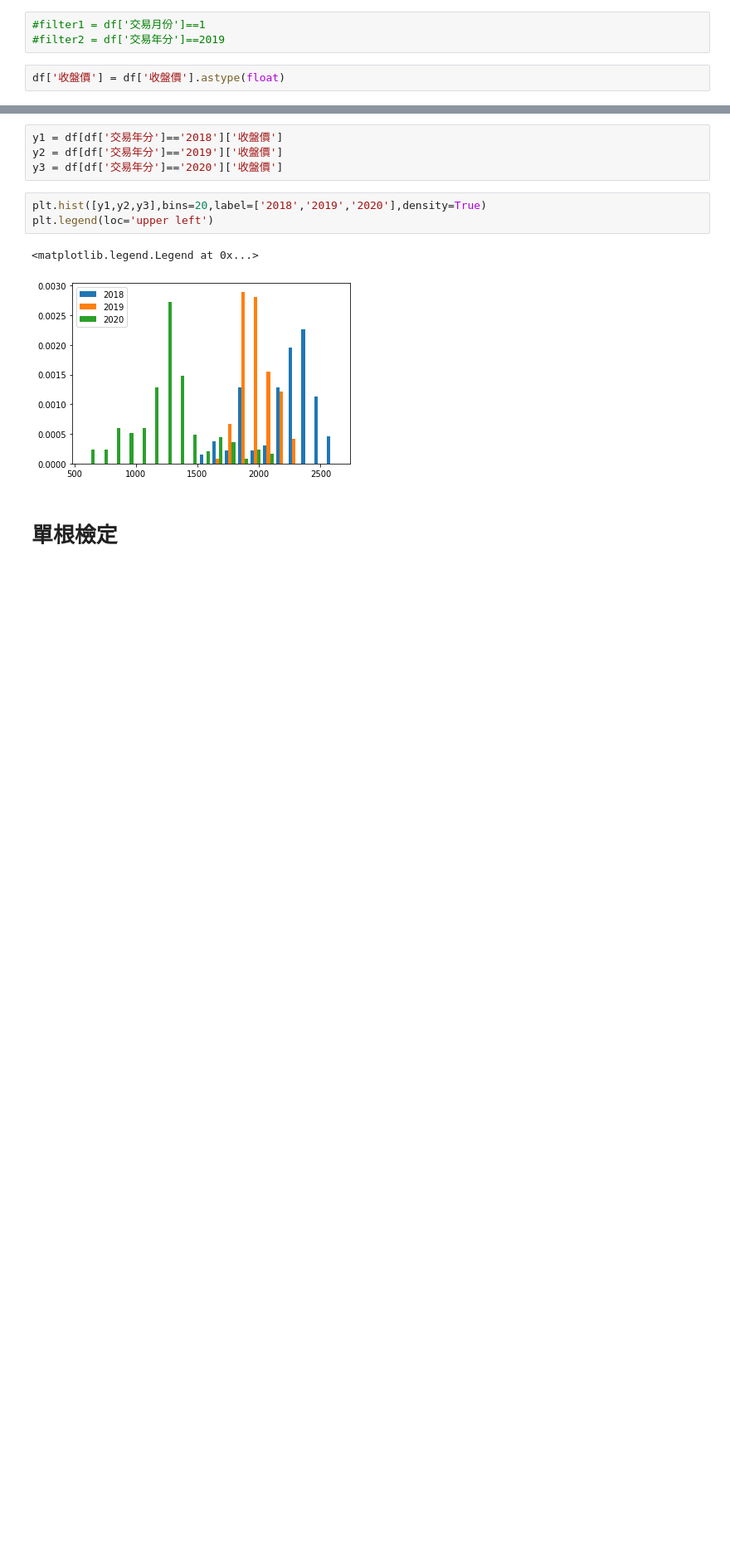
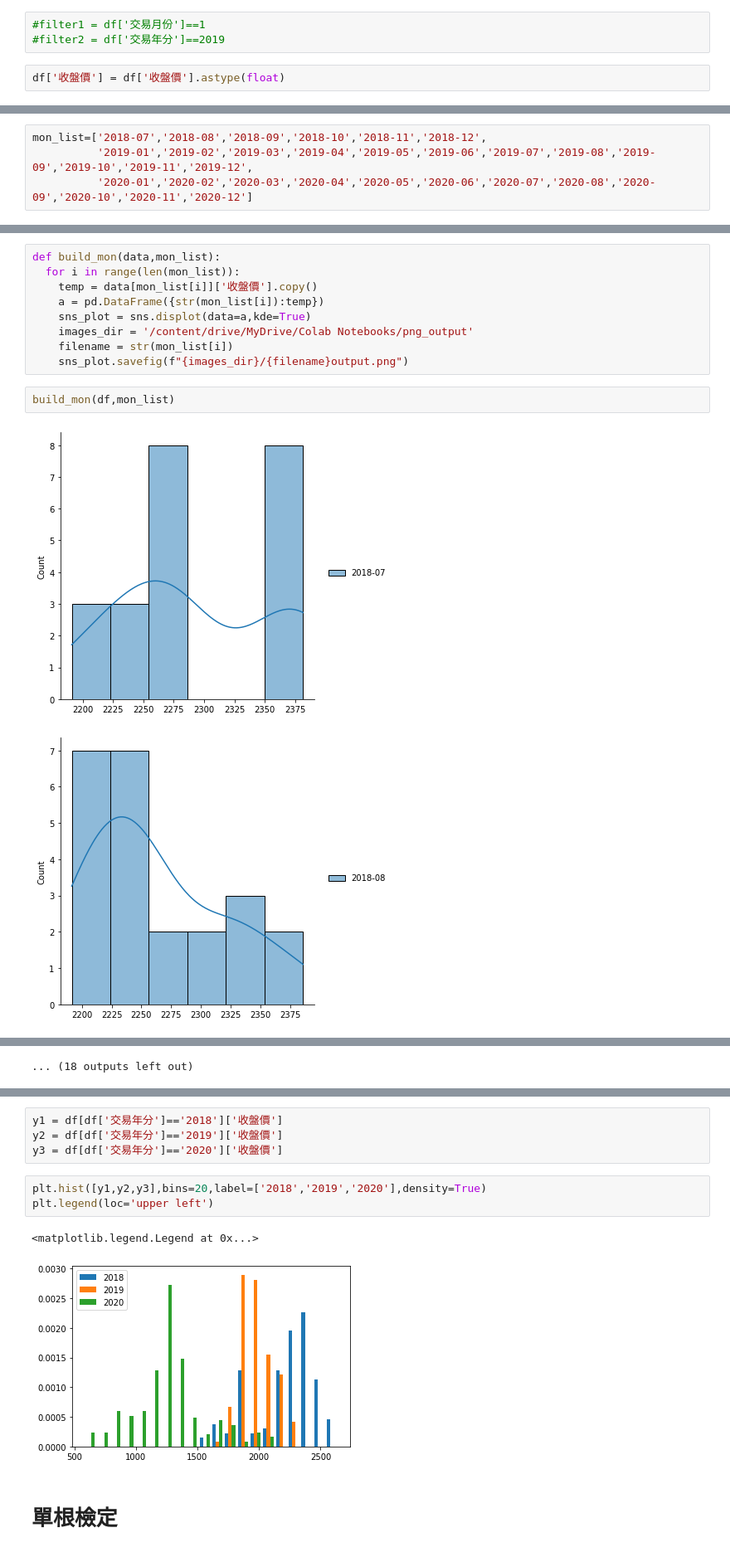
Before and after one commit to FintechClown/BRF_PriceCalculation, a Jupyter notebook: 共整合_VAR.ipynb, the cells around one changed output, grey strips where cells are left out. Shown at 83% size. Saved outputs shown, nothing was run; the diff lists cells and outputs as text; blank space fills up the shorter version.

```diff
--- a/共整合_VAR.ipynb
+++ b/共整合_VAR.ipynb
@@ -150,0 +137,4 @@ mbin = 30
+# %%
+mon_list=['2018-07','2018-08','2018-09','2018-10','2018-11','2018-12',
+          '2019-01','2019-02','2019-03','2019-04','2019-05','2019-06','2019-07','2019-08','2019-09','2019-10','2019-11','2019-12',
+          '2020-01','2020-02','2020-03','2020-04','2020-05','2020-06','2020-07','2020-08','2020-09','2020-10','2020-11','2020-12']
@@ -150,0 +162,14 @@ mbin = 30
+# %%
+def build_mon(data,mon_list):
+  for i in range(len(mon_list)):
+    temp = data[mon_list[i]]['收盤價'].copy()
+    a = pd.DataFrame({str(mon_list[i]):temp})
+    sns_plot = sns.displot(data=a,kde=True)
+    images_dir = '/content/drive/MyDrive/Colab Notebooks/png_output'
+    filename = str(mon_list[i])
+    sns_plot.savefig(f"{images_dir}/{filename}output.png")
+# %%
+build_mon(df,mon_list)
+# %% [output]
+[figure, added]
+[figure, added]
@@ -150,0 +186 @@ mbin = 30
+... (18 outputs left out)
```
Also changed, not shown: parts of 33 cells of this notebook.
